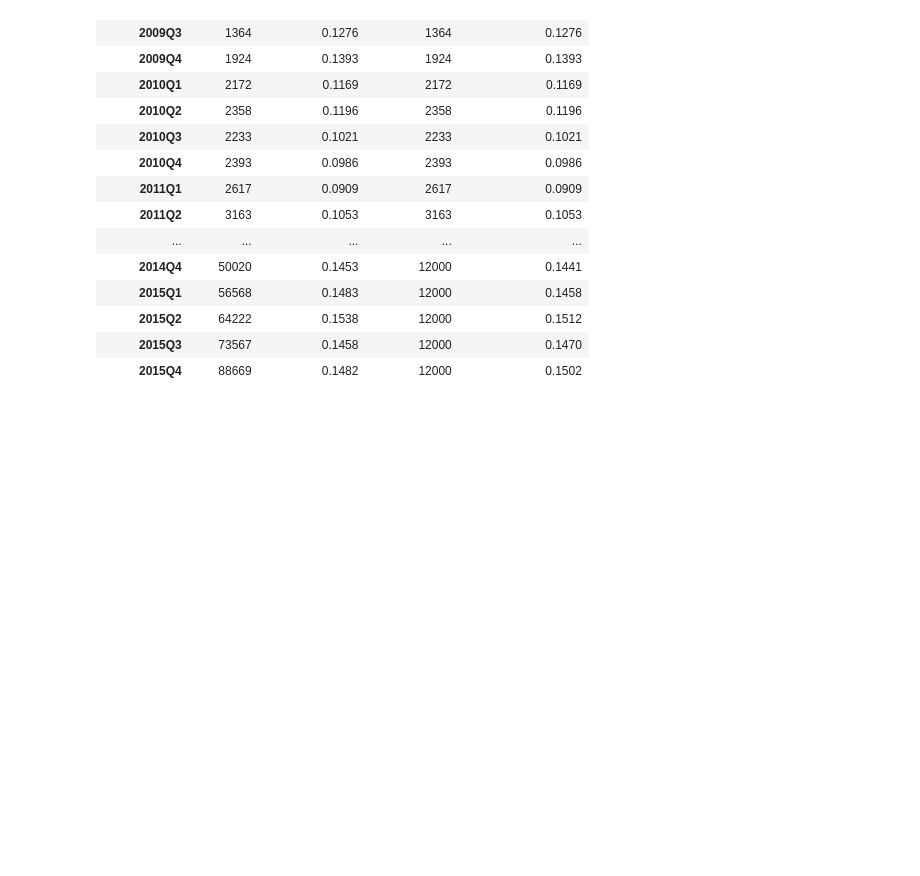
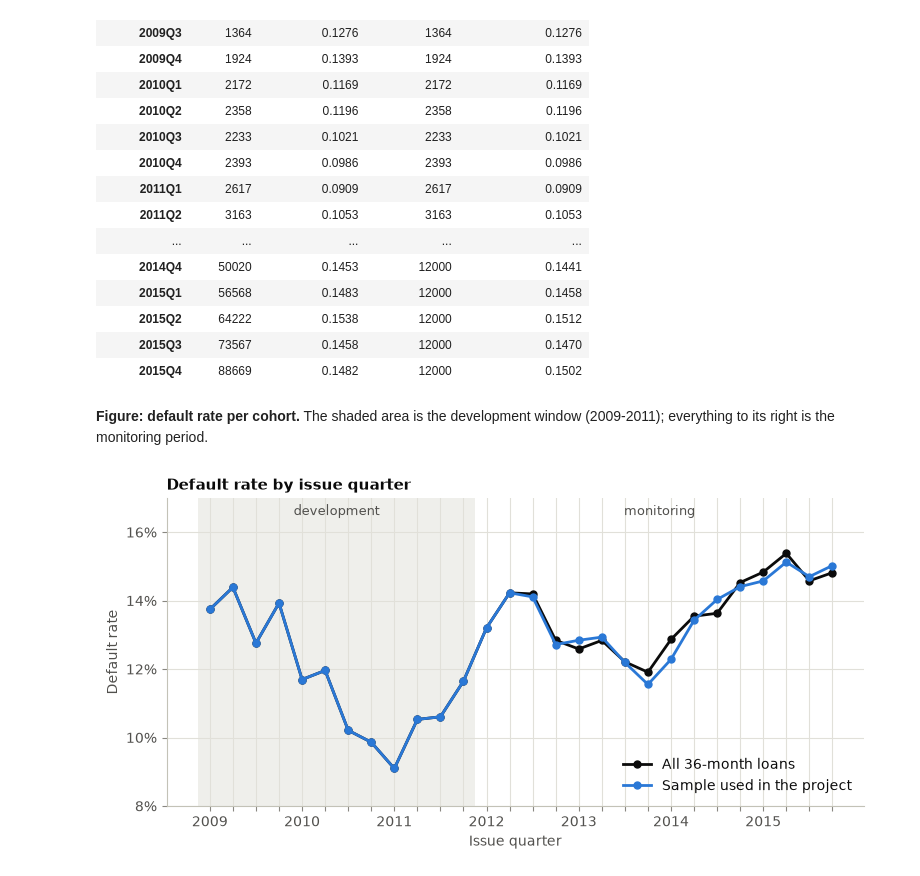
Before and after one commit to francescocordone/ada-credit-model-decay, a Jupyter notebook: code/02_clean.ipynb, the cells around one changed output. Saved outputs shown, nothing was run; the diff lists cells and outputs as text; code cells hidden in the pictures; blank space fills up the shorter version.

Commit message:
Step 6: Gaussian process trends and borrower clusters; default rate figure; final README

```diff
--- a/code/02_clean.ipynb
+++ b/code/02_clean.ipynb
@@ -339,3 +344,25 @@ cohorts.round(4)
 | 2015Q2 | 64222 | 0.1538 | 12000 | 0.1512 |
 | 2015Q3 | 73567 | 0.1458 | 12000 | 0.1470 |
 | 2015Q4 | 88669 | 0.1482 | 12000 | 0.1502 |
+# %% [markdown]
+**Figure: default rate per cohort.** The shaded area is the development window (2009-2011); everything to its right is the monitoring period.
+# %%
+x = range(len(cohorts))
+n_development = int(cohorts.index.str[:4].astype(int).isin(DEV_YEARS).sum())
+
+fig, ax = plt.subplots(figsize=(9, 4))
+ax.axvspan(-0.5, n_development - 0.5, color="#e1e0d9", alpha=0.5, linewidth=0)
+ax.text(n_development / 2 - 0.5, 0.165, "development", ha="center", color=INK_SOFT, fontsize=9)
+ax.text((n_development + len(cohorts)) / 2 - 0.5, 0.165, "monitoring", ha="center", color=INK_SOFT, fontsize=9)
+ax.plot(x, cohorts["default_rate_full"], color=INK, marker="o", label="All 36-month loans")
+ax.plot(x, cohorts["default_rate_sample"], color=MODEL_COLORS["pd_logit"], marker="o", label="Sample used in the project")
+ax.yaxis.set_major_formatter(PercentFormatter(1, decimals=0))
+ax.set_ylim(0.08, 0.17)
+ax.set_xlabel("Issue quarter")
+ax.set_ylabel("Default rate")
+ax.set_title("Default rate by issue quarter")
+label_quarters(ax, list(cohorts.index))
+ax.legend(loc="lower right")
+fig.savefig(FIGURES / "default_rate_by_quarter.png")
+# %% [output]
+[figure, added]
```
Also changed, not shown: parts of 1 cell of this notebook, 9 other files.
